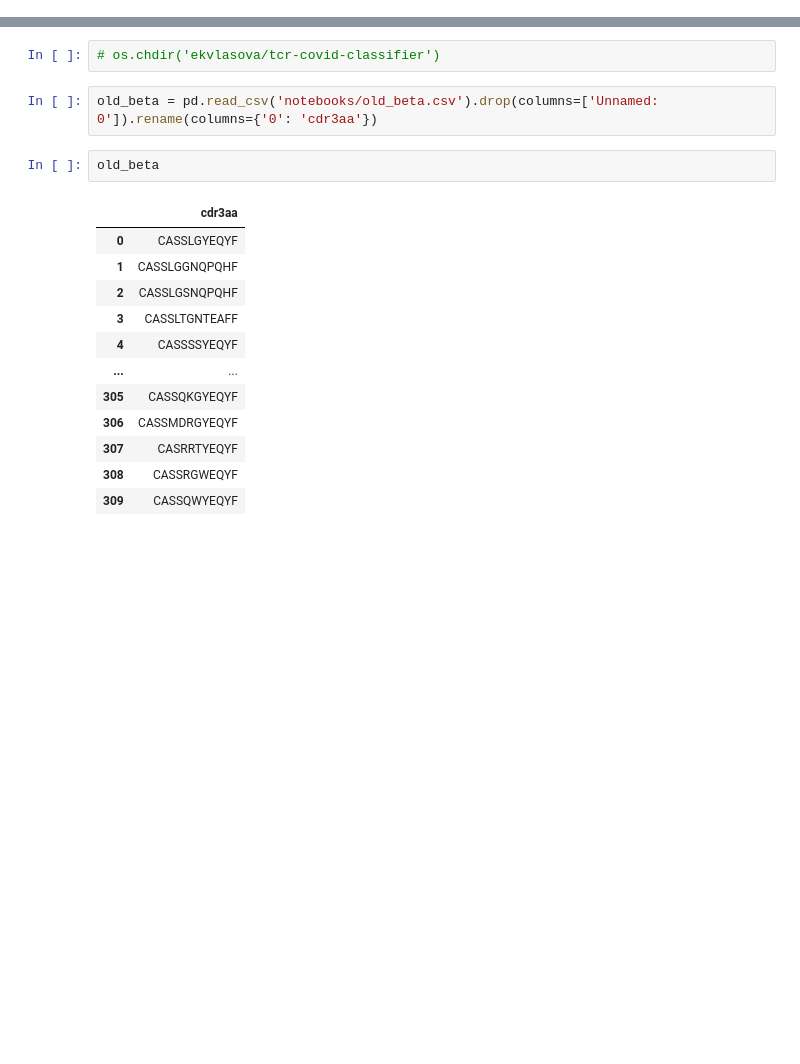
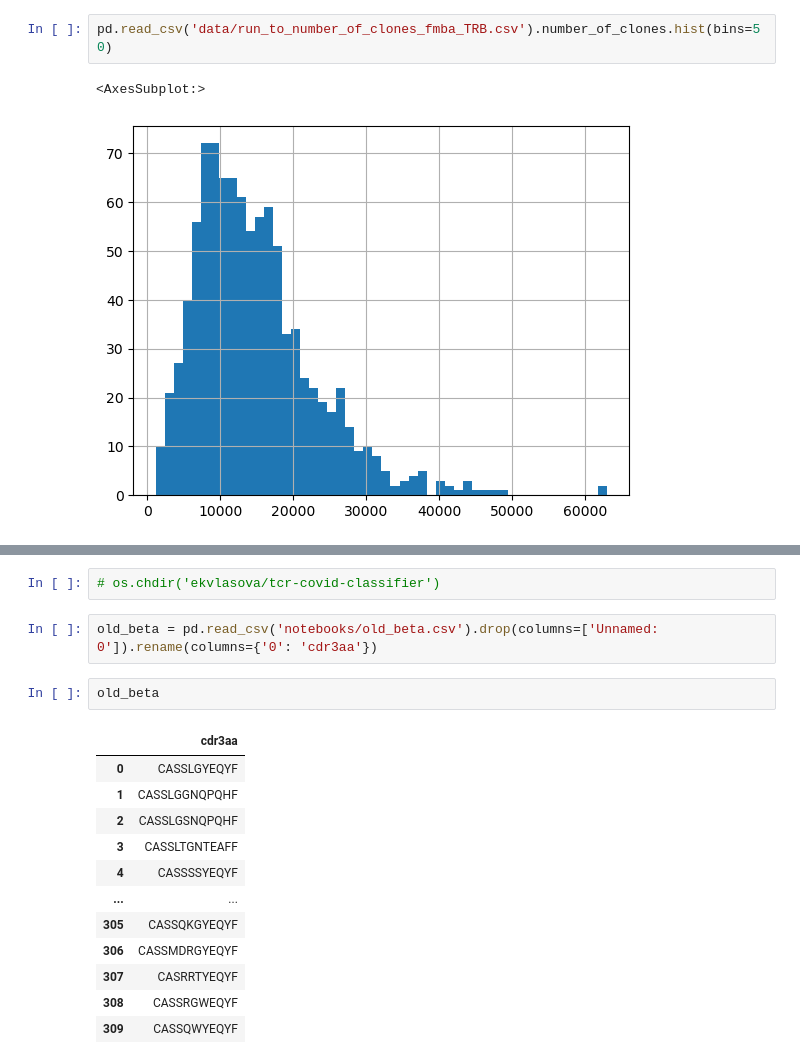
Before and after one commit to antigenomics/tcr-covid-classifier, a Jupyter notebook: notebooks/pvals_analysis.ipynb, the cells around one changed output, grey strips where cells are left out. Saved outputs shown, nothing was run; the diff lists cells and outputs as text; blank space fills up the shorter version.

```diff
--- a/notebooks/pvals_analysis.ipynb
+++ b/notebooks/pvals_analysis.ipynb
@@ -32,0 +60,5 @@ importlib.reload(imported_module)
+# %%
+pd.read_csv('data/run_to_number_of_clones_fmba_TRB.csv').number_of_clones.hist(bins=50)
+# %% [output]
+<AxesSubplot:>
+[figure, added]
```
Also changed, not shown: parts of 58 cells of this notebook, 36 other files.
